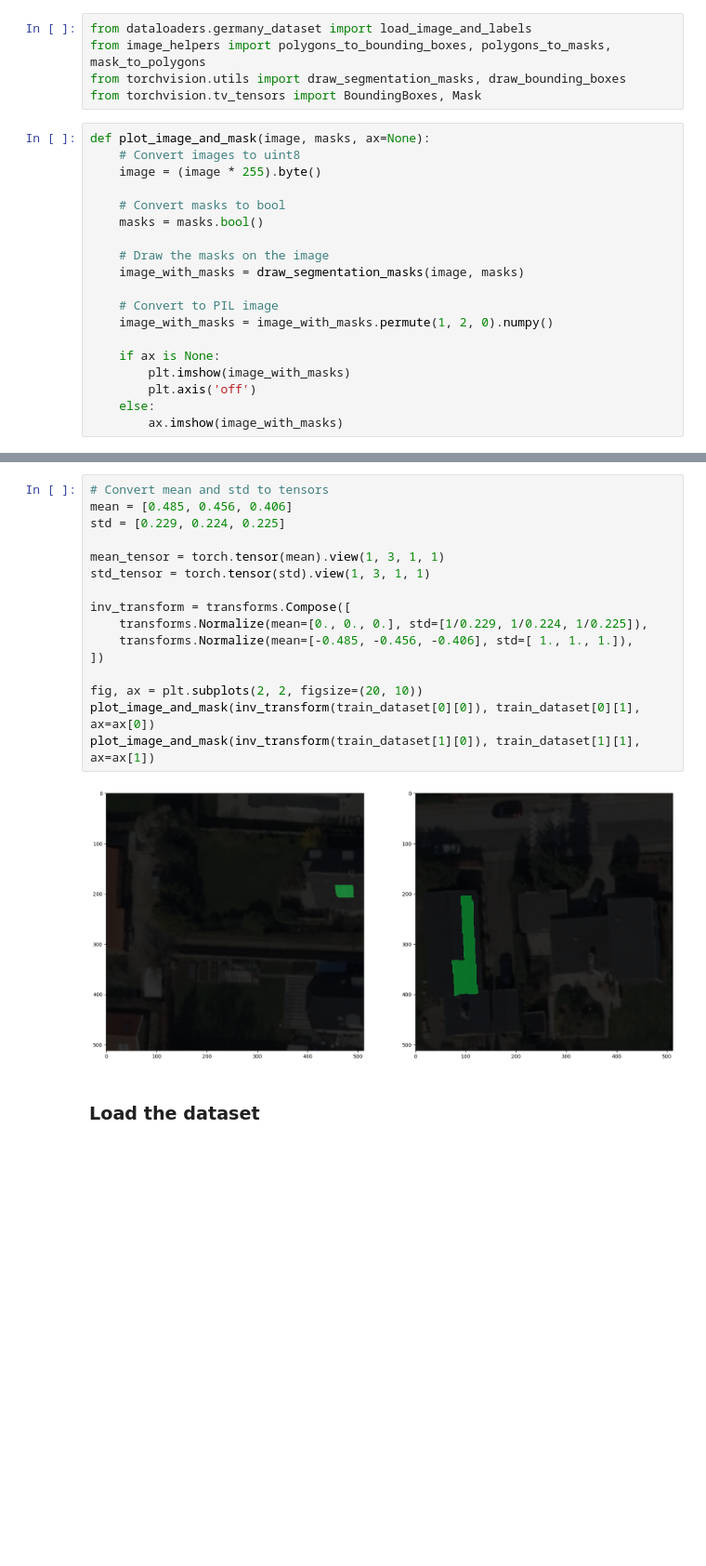
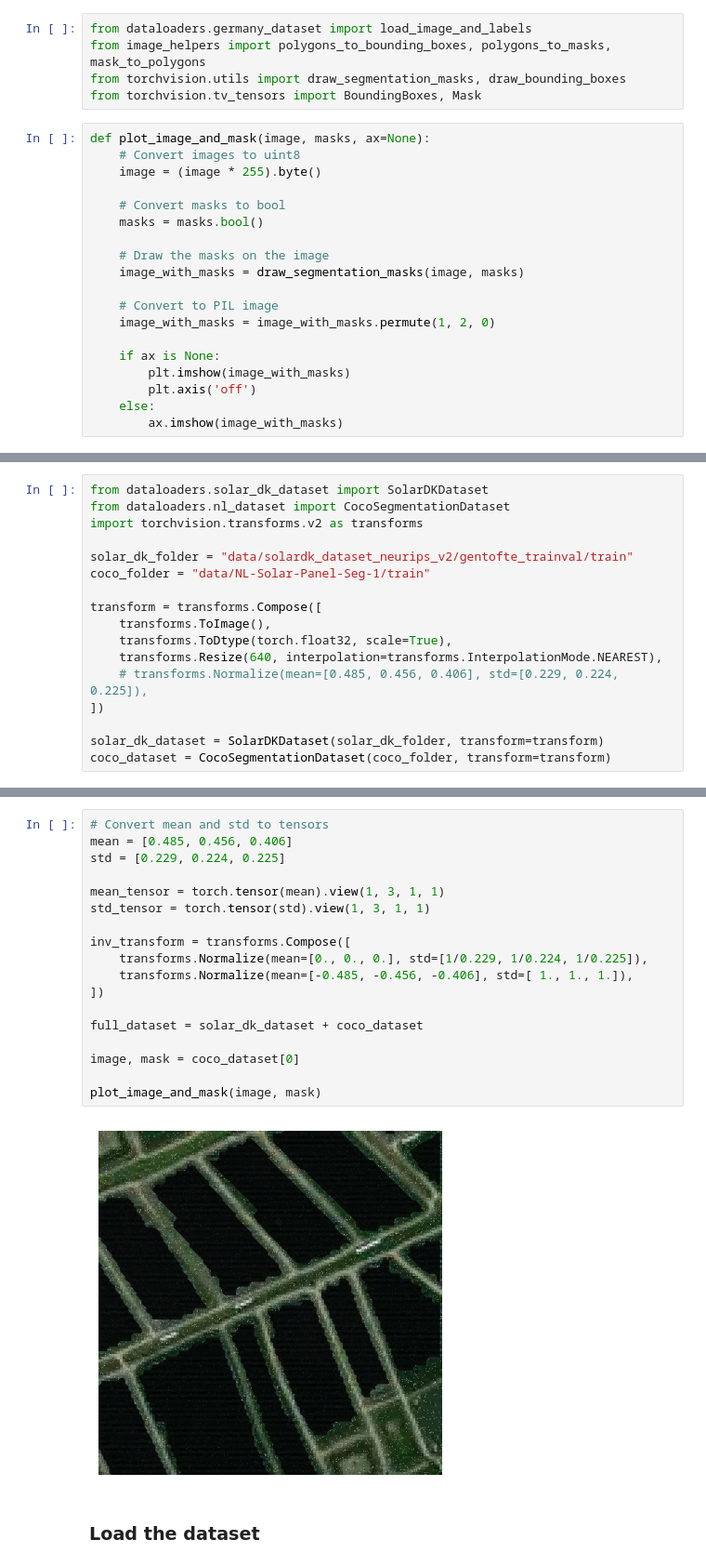
Before and after one commit to Tiburso/EnerVision, a Jupyter notebook: dataloaders.ipynb, the cells around one changed output, grey strips where cells are left out. Shown: that part at 93% size. Saved outputs shown, nothing was run; the diff lists cells and outputs as text; blank space fills up the shorter version.

Commit message:
Implement coco_dataset into code

```diff
--- a/dataloaders.ipynb
+++ b/dataloaders.ipynb
@@ -26,7 +26,7 @@ def plot_image_and_mask(image, masks, ax=None):
     image_with_masks = draw_segmentation_masks(image, masks)
 
     # Convert to PIL image
-    image_with_masks = image_with_masks.permute(1, 2, 0).numpy()
+    image_with_masks = image_with_masks.permute(1, 2, 0)
 
     if ax is None:
         plt.imshow(image_with_masks)
@@ -44,0 +36,17 @@ validation_dataset = SolarDKDataset(validation_folder)
+# %%
+from dataloaders.solar_dk_dataset import SolarDKDataset
+from dataloaders.nl_dataset import CocoSegmentationDataset
+import torchvision.transforms.v2 as transforms
+
+solar_dk_folder = "data/solardk_dataset_neurips_v2/gentofte_trainval/train"
+coco_folder = "data/NL-Solar-Panel-Seg-1/train"
+
+transform = transforms.Compose([
+    transforms.ToImage(),
+    transforms.ToDtype(torch.float32, scale=True),
+    transforms.Resize(640, interpolation=transforms.InterpolationMode.NEAREST),
+    # transforms.Normalize(mean=[0.485, 0.456, 0.406], std=[0.229, 0.224, 0.225]),
+])
+
+solar_dk_dataset = SolarDKDataset(solar_dk_folder, transform=transform)
+coco_dataset = CocoSegmentationDataset(coco_folder, transform=transform)
@@ -45,21 +58,23 @@ validation_dataset = SolarDKDataset(validation_folder)
 # %%
 # Convert mean and std to tensors
 mean = [0.485, 0.456, 0.406]
 std = [0.229, 0.224, 0.225]
 
 mean_tensor = torch.tensor(mean).view(1, 3, 1, 1)
 std_tensor = torch.tensor(std).view(1, 3, 1, 1)
 
 inv_transform = transforms.Compose([
     transforms.Normalize(mean=[0., 0., 0.], std=[1/0.229, 1/0.224, 1/0.225]),
     transforms.Normalize(mean=[-0.485, -0.456, -0.406], std=[ 1., 1., 1.]),
 ])
 
-fig, ax = plt.subplots(2, 2, figsize=(20, 10))
-plot_image_and_mask(inv_transform(train_dataset[0][0]), train_dataset[0][1], ax=ax[0])
-plot_image_and_mask(inv_transform(train_dataset[1][0]), train_dataset[1][1], ax=ax[1])
+full_dataset = solar_dk_dataset + coco_dataset
+
+image, mask = coco_dataset[0]
+
+plot_image_and_mask(image, mask)
 # %% [output]
-[figure, old version]
+[figure, new version]
 # %% [markdown]
 ### Load the dataset
 # %%
```
Also changed, not shown: parts of 6 cells of this notebook, 3 other files.
